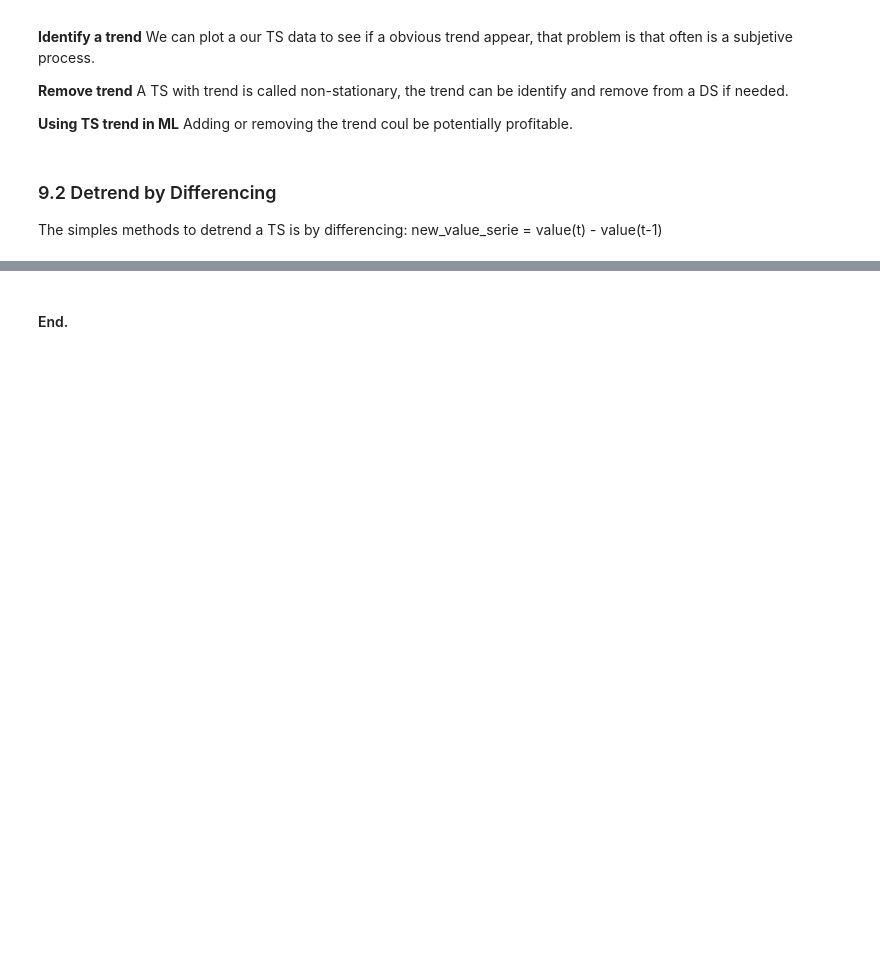
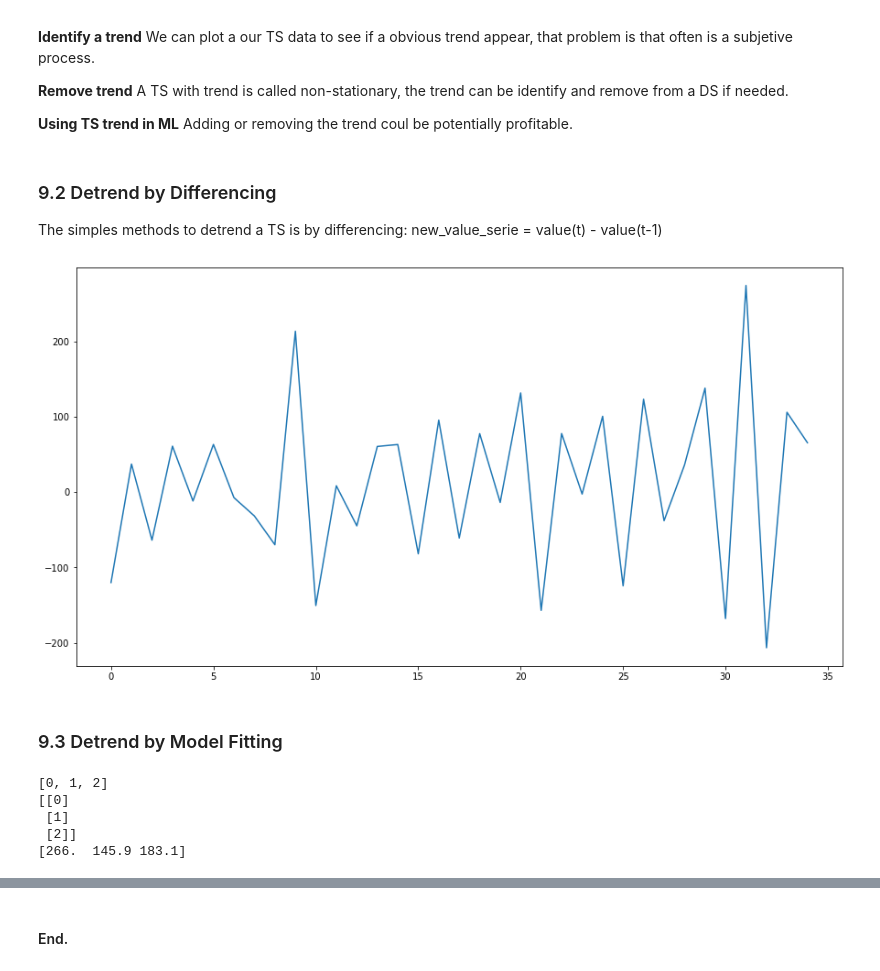
Before and after one commit to Enrique1987/time-series-forecasting-python, a Jupyter notebook: 1_time_series_forecasting_with_python/code/09_Use_and_remove_Trend.ipynb, the cells around one changed output, grey strips where cells are left out. Cells and saved outputs as stored; diff of their text form; code cells hidden in the pictures; blank space fills up the shorter version.

Commit message:
feat:ending trend

```diff
--- a/1_time_series_forecasting_with_python/code/09_Use_and_remove_Trend.ipynb
+++ b/1_time_series_forecasting_with_python/code/09_Use_and_remove_Trend.ipynb
@@ -54,11 +57,36 @@ def parser(x):
 data = os.environ.get('data') # avoid personal information in the notebook
 data_path = data + '\\01_TimeSeries\\5-shampoo-sales.csv'
 
-series = pd.read_csv(data_path, header=0, index_col=0, parse_dates=True,
-squeeze=True)
+series = pd.read_csv(data_path, header=0, index_col=0, parse_dates=True, squeeze=True)
 # %%
-
-
-result = seasonal_decompose(series, model='multiplicative')
-result.plot()
+# detrend dataset
+pyplot.rcParams['figure.figsize'] = [15, 8]
+X = series.values
+diff = list()
+for i in range(1, len(X)):
+    value = X[i] - X[i - 1]
+    diff.append(value)
+pyplot.plot(diff)
 pyplot.show()
+# %% [output]
+[figure, added]
+# %% [markdown]
+### 9.3 Detrend by Model Fitting
+# %%
+# fit linear model
+X = [i for i in range(0, len(series))]
+print(X[:3])
+X = np.reshape(X, (len(X), 1)) # X will be the observations. obs1, obs2.. and ist just cause you need something for your Y
+print(X[:3])
+y = series.values
+print(y[:3])
+model = LinearRegression()
+model.fit(X, y)
+# calcualte trend
+trend = model.predict(X)
+# %% [output]
+[0, 1, 2]
+[[0]
+ [1]
+ [2]]
+[266.  145.9 183.1]
```
Also changed, not shown: parts of 3 cells of this notebook.
